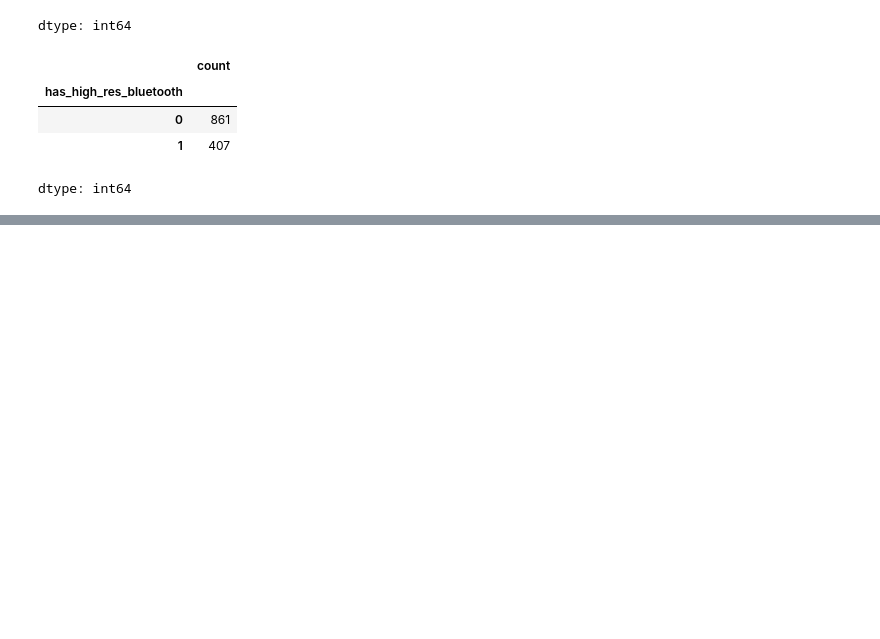
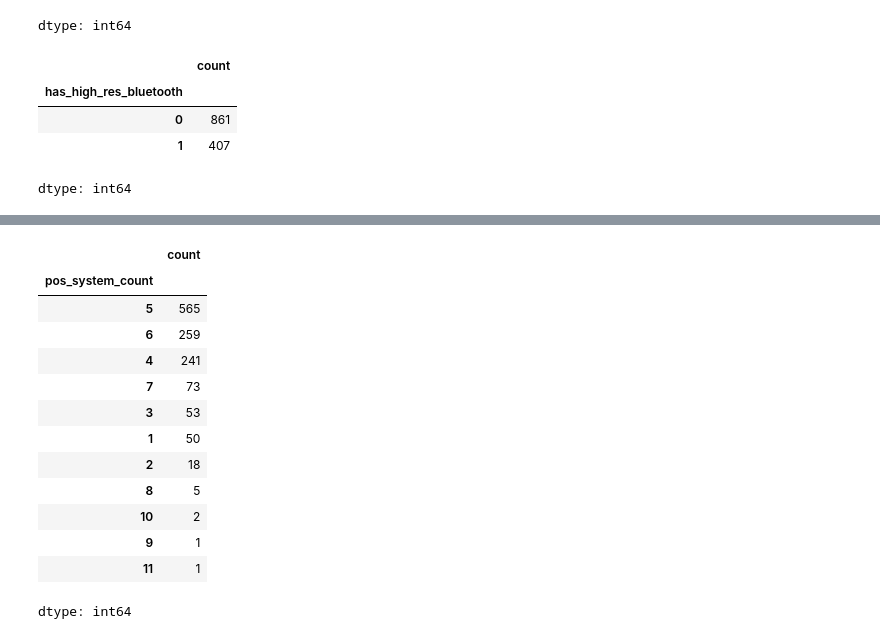
Before and after one commit to rajeshxdatascience/smartphone-recommender-system, a Jupyter notebook: SpecLens_AI_Data_Engineering.ipynb, the cells around one changed output, grey strips where cells are left out. Saved outputs shown, nothing was run; the diff lists cells and outputs as text; code cells hidden in the pictures; blank space fills up the shorter version.

```diff
--- a/SpecLens_AI_Data_Engineering.ipynb
+++ b/SpecLens_AI_Data_Engineering.ipynb
@@ -5147,0 +5169,2 @@ dtype: int64
+# %%
+df['has_dual_band_gps'] = df['positioning_system'].str.contains(r'L5|L1\+L5').astype(int)
@@ -5147,0 +5179,2 @@ dtype: int64
+# %%
+df['has_navic'] = df['positioning_system'].str.contains('NavIC').astype(int)
@@ -5147,0 +5189,19 @@ dtype: int64
+# %%
+df['pos_system_count'] = df['positioning_system'].str.split(',').str.len()
+# %%
+df['pos_system_count'].value_counts(dropna=False)
+# %% [output]
+|  | count |
+| pos_system_count |  |
+| 5 | 565 |
+| 6 | 259 |
+| 4 | 241 |
+| 7 | 73 |
+| 3 | 53 |
+| 1 | 50 |
+| 2 | 18 |
+| 8 | 5 |
+| 10 | 2 |
+| 9 | 1 |
+| 11 | 1 |
+dtype: int64
```
Also changed, not shown: parts of 3 cells of this notebook.
